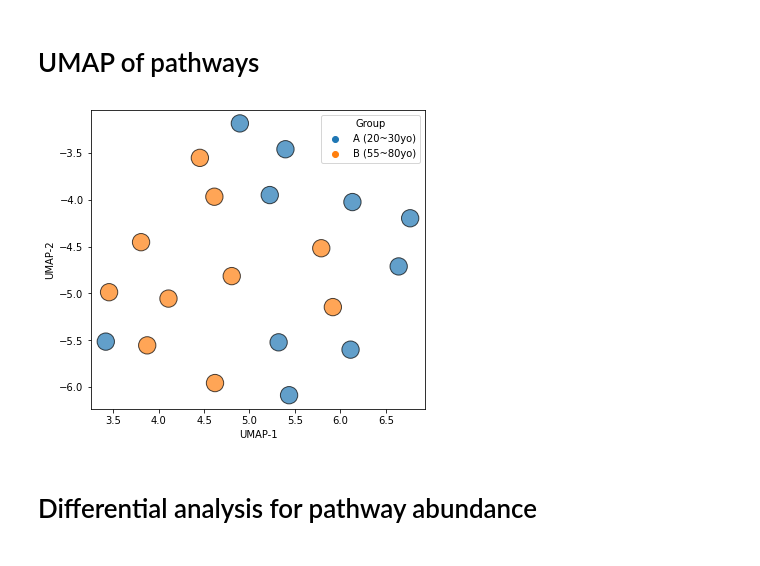
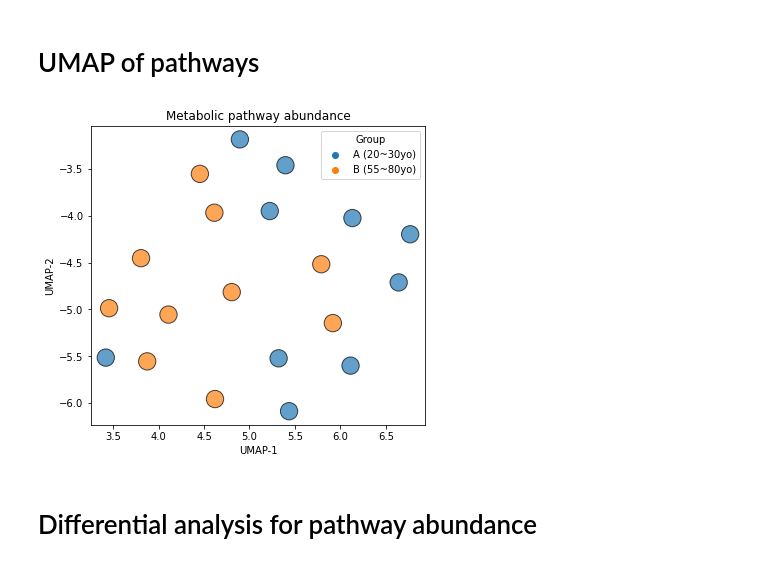
Before and after one commit to SizheQiu/OralMicroIX, a Jupyter notebook: workflow/FunctionalPathway.ipynb, the cells around one changed output. Drawn from its saved outputs; the diff is of its cells as text; code cells hidden in the pictures.

```diff
--- a/workflow/FunctionalPathway.ipynb
+++ b/workflow/FunctionalPathway.ipynb
@@ -49,11 +50,12 @@ umap_pd['Group'] = ['A (20~30yo)' for i in range(10)] + ['B (55~80yo)' for i in
 # %%
 fig, ax = plt.subplots(1,1,figsize=(6,5.5))
 sns.scatterplot(x='UMAP-1', y='UMAP-2',hue="Group",
             linewidth=1,data=umap_pd, s=300, alpha=0.7, edgecolor='black', ax=ax)
 ax.set_xlabel('UMAP-1'); ax.set_ylabel('UMAP-2');
+ax.set_title('Metabolic pathway abundance',fontsize=12)
 # plt.savefig('../../../../Oral_paper/Figures_2025/umap_pathway.svg',format='svg',dpi=150)
 # %% [output]
-[figure, old version]
+[figure, new version]
 # %% [markdown]
 # Differential analysis for pathway abundance
 # %%
```
Also changed, not shown: parts of 13 cells of this notebook, 3 other files.
